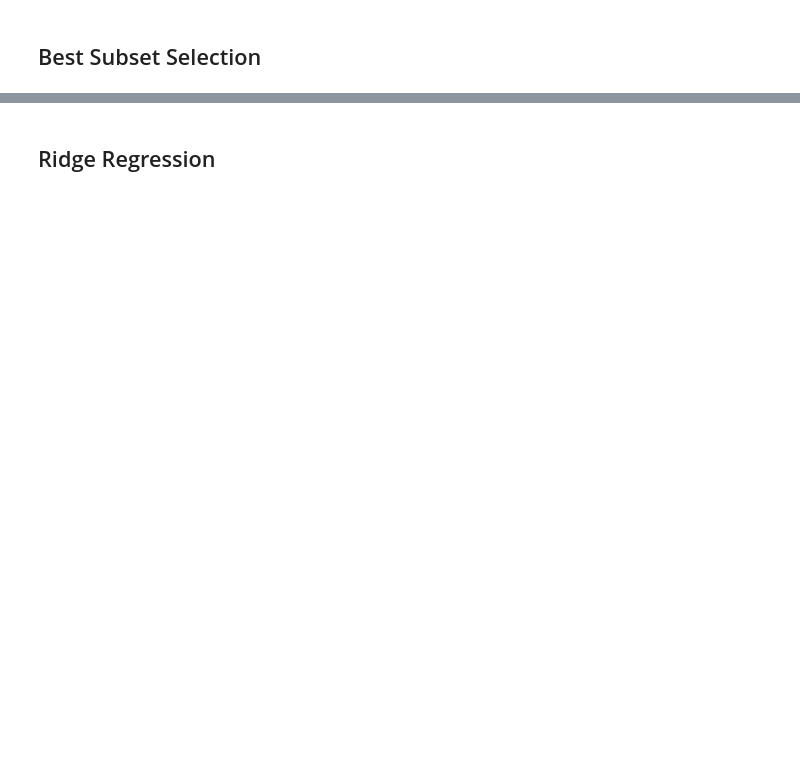
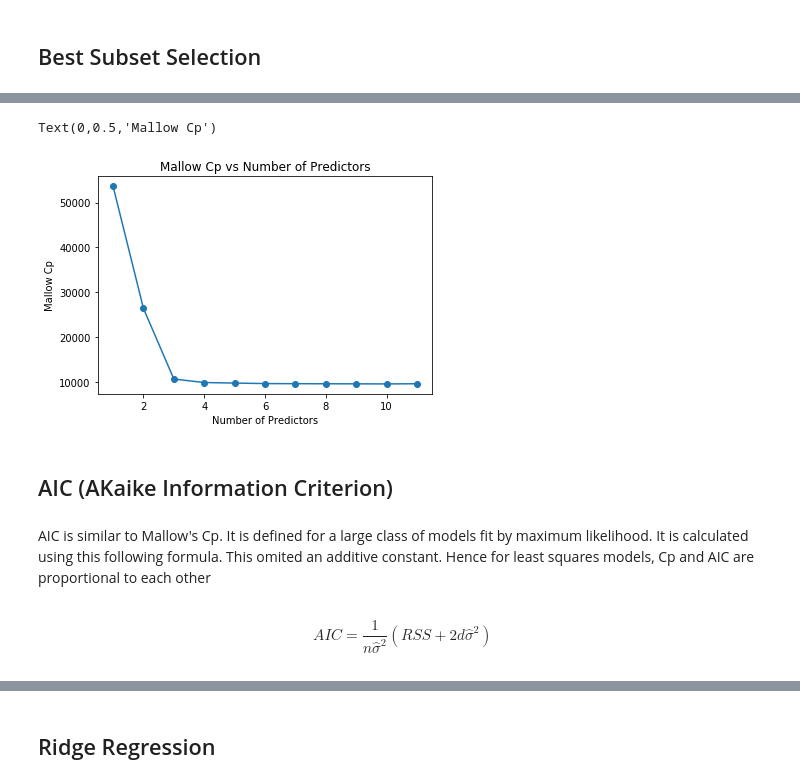
Before and after one commit to junyanyao/ISLR_Python, a Jupyter notebook: Ch6 Linear Model Selection and Regularization.ipynb, the cells around one changed output, grey strips where cells are left out. Cells and saved outputs as stored; diff of their text form; code cells hidden in the pictures; blank space fills up the shorter version.

```diff
--- a/Ch6 Linear Model Selection and Regularization.ipynb
+++ b/Ch6 Linear Model Selection and Regularization.ipynb
@@ -94,0 +172,4 @@ plt.show()
+# %%
+# four variables
+sfs4 = sfs(ols, k_features =4, forward =True, floating =False, verbose= 2, scoring = 'neg_mean_squared_error', cv=5)
+sfs4.fit(X,y)
@@ -94,0 +230,22 @@ plt.show()
+# %%
+#Importing tqdm for the progress bar
+from tqdm import tnrange, tqdm_notebook
+
+#Initialization variables
+
+k = 11
+RSS_list, feature_list = [],[]
+numb_features = []
+
+#Looping over k = 1 to k = 11 features in X
+for k in range(1,len(X.columns) + 1):
+
+    #Looping over all possible combinations: from 11 choose k
+    for combo in itertools.combinations(X.columns,k):
+        tmp_result = fit_linear_reg(X[list(combo)],y)   #Store temp result
+        RSS_list.append(tmp_result) #Append lists
+        feature_list.append(combo)
+        numb_features.append(len(combo))
+
+#Store in DataFrame
+df = pd.DataFrame({'numb_features': numb_features,'RSS': RSS_list,'features':feature_list})
@@ -94,0 +261,3 @@ plt.show()
+# %%
+temp= df.groupby('numb_features').min()
+temp
@@ -94,0 +278,6 @@ plt.show()
+# %%
+m = len(y)
+p = 11
+hat_sigma_squared = (1/(m - p -1)) * min(df['RSS'])
+temp['Cp']= 1/m*(temp.RSS+ 2* df.numb_features *hat_sigma_squared)
+temp
@@ -94,0 +298,15 @@ plt.show()
+# %%
+plt.scatter(temp.index, temp.Cp)
+plt.plot(temp.index, temp.Cp)
+plt.title('Mallow Cp vs Number of Predictors')
+plt.xlabel('Number of Predictors')
+plt.ylabel('Mallow Cp')
+# %% [output]
+Text(0,0.5,'Mallow Cp')
+[figure, added]
+# %% [markdown]
+## AIC (AKaike Information Criterion)
+# %% [markdown]
+AIC is similar to Mallow's Cp. It is defined for a large class of models fit by maximum likelihood. It is calculated using this following formula. This omited an additive constant. Hence for least squares models, Cp and AIC are proportional to each other
+# %% [markdown]
+$$ AIC= \frac{1}{n\hat{\sigma}^2 }(RSS+2d\hat{\sigma}^2 ) $$
```
Also changed, not shown: parts of 28 cells of this notebook, 1 other file.
